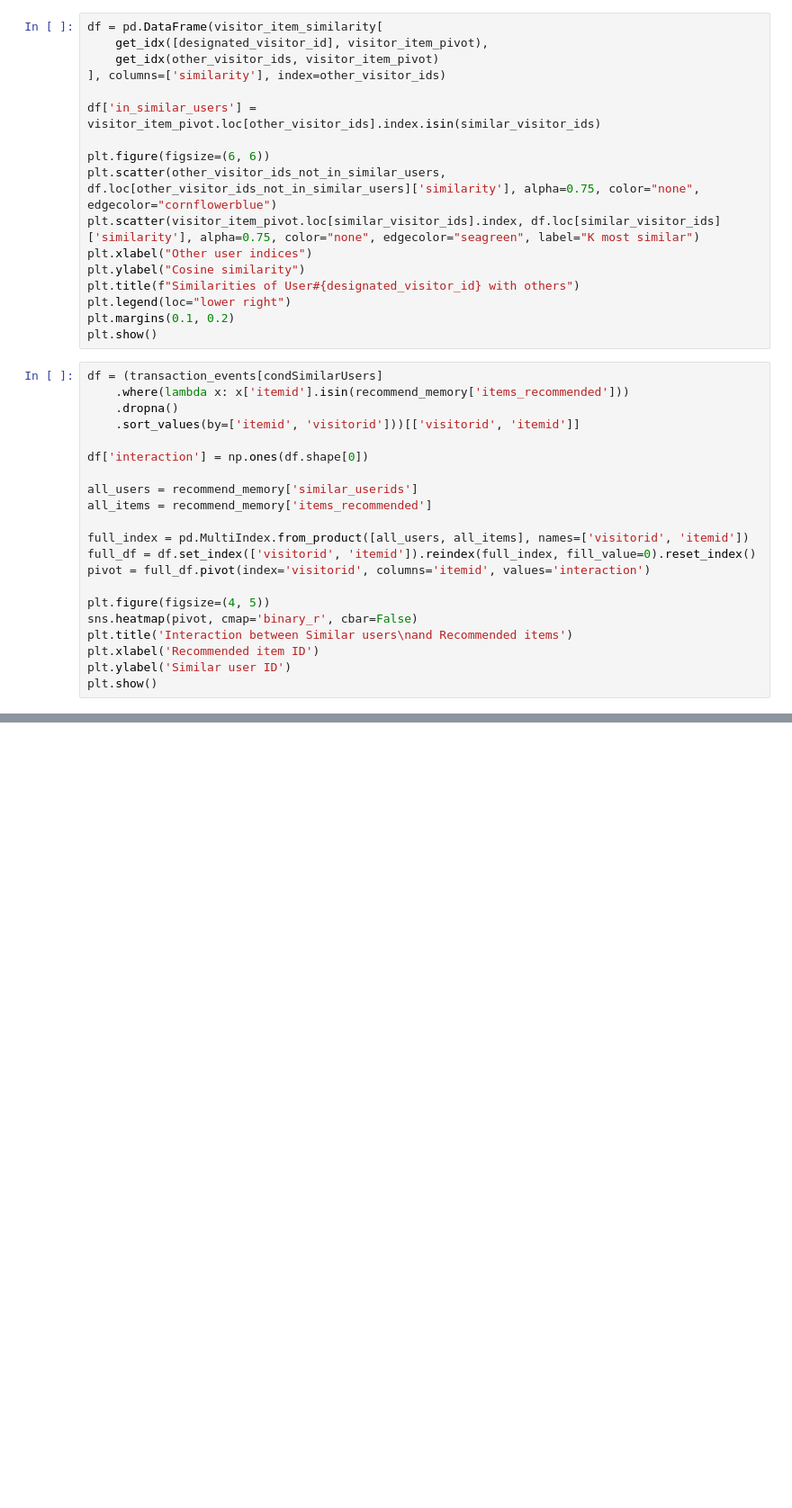
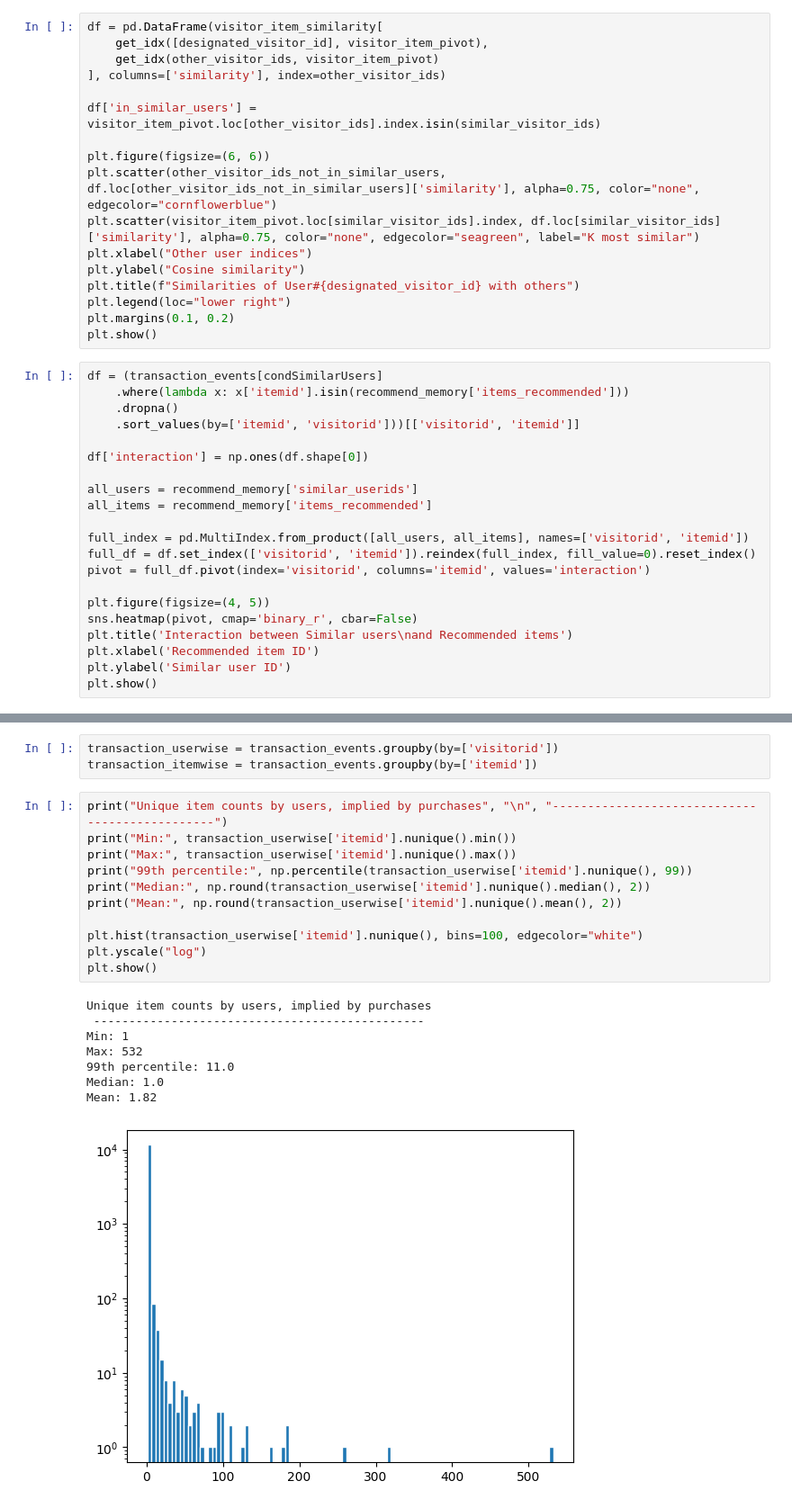
Before and after one commit to matthew-balogh/recommendation-systems-project, a Jupyter notebook: project.ipynb, the cells around one changed output, grey strips where cells are left out. Shown at 90% size. Saved outputs shown, nothing was run; the diff lists cells and outputs as text; blank space fills up the shorter version.

```diff
--- a/project.ipynb
+++ b/project.ipynb
@@ -490,0 +641,23 @@ plt.show()
+# %%
+transaction_userwise = transaction_events.groupby(by=['visitorid'])
+transaction_itemwise = transaction_events.groupby(by=['itemid'])
+# %%
+print("Unique item counts by users, implied by purchases", "\n", "-----------------------------------------------")
+print("Min:", transaction_userwise['itemid'].nunique().min())
+print("Max:", transaction_userwise['itemid'].nunique().max())
+print("99th percentile:", np.percentile(transaction_userwise['itemid'].nunique(), 99))
+print("Median:", np.round(transaction_userwise['itemid'].nunique().median(), 2))
+print("Mean:", np.round(transaction_userwise['itemid'].nunique().mean(), 2))
+
+plt.hist(transaction_userwise['itemid'].nunique(), bins=100, edgecolor="white")
+plt.yscale("log")
+plt.show()
+# %% [output]
+Unique item counts by users, implied by purchases
+ -----------------------------------------------
+Min: 1
+Max: 532
+99th percentile: 11.0
+Median: 1.0
+Mean: 1.82
+[figure, added]
```
Also changed, not shown: parts of 48 cells of this notebook.
